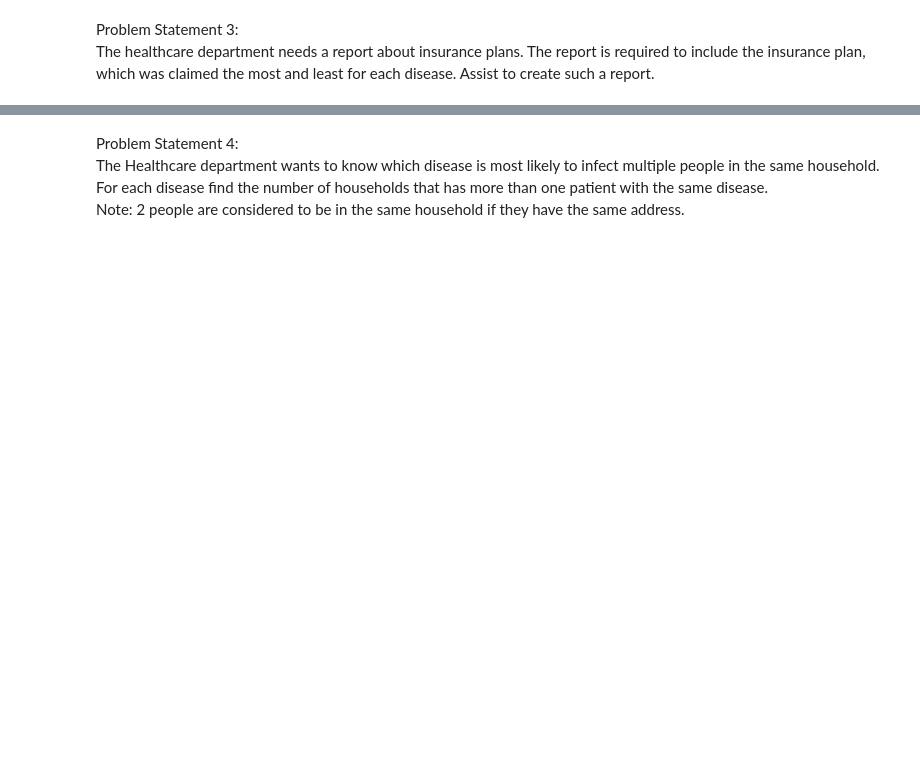
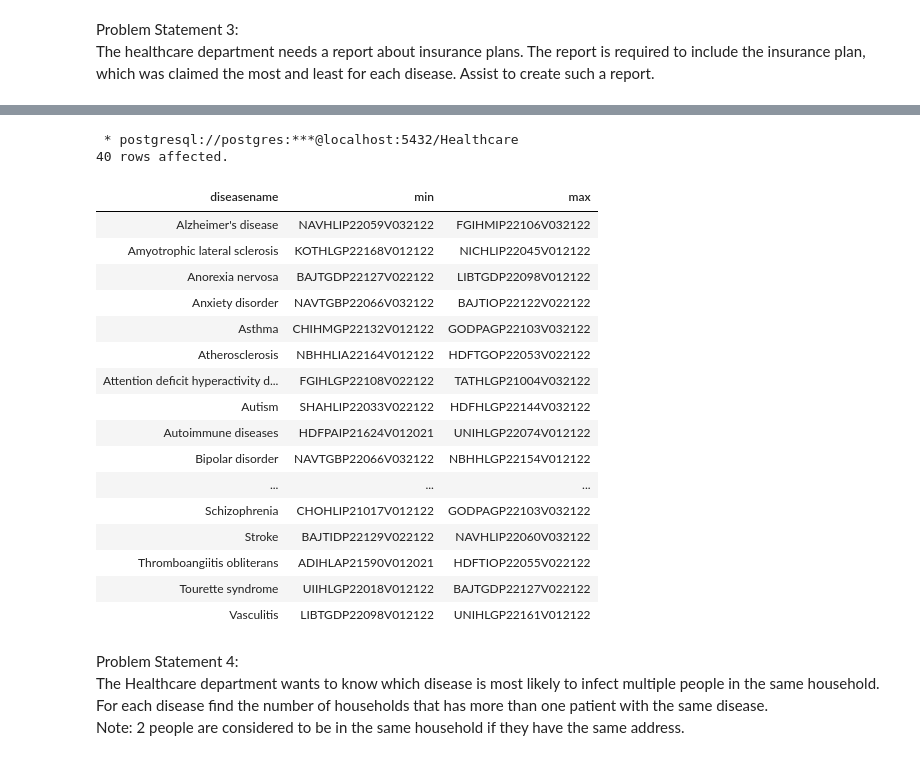
Before and after one commit to msb73/FS, a Jupyter notebook: Project Healthcare2 problem statements.ipynb, the cells around one changed output, grey strips where cells are left out. Drawn from its saved outputs; the diff is of its cells as text; code cells hidden in the pictures; blank space fills up the shorter version.

```diff
--- a/Project Healthcare2 problem statements.ipynb
+++ b/Project Healthcare2 problem statements.ipynb
@@ -17,3 +106,45 @@ Problem Statement 3: <br>The healthcare department needs a report about insuranc
+# %%
+%%sql
+--disaese   diseaseName diseaseid
+--Treatment diseaseid   claimid
+--claim     claimid    UIN
+with cte_disease as(
+        select  diseaseid,
+                uin,
+                row_number()
+        over
+                (PARTITION BY diseaseid ORDER BY count(*) DESC) as seqdesc ,
+                row_number()
+        over
+                (PARTITION BY diseaseid ORDER BY count(*)) as seqasec
+        from treatment right join claim using (claimid) --right join beacause none in treatment is eleminated
+        group by (diseaseid, uin)
+)
+SELECT diseasename,
+        (select uin as min from cte_disease c where c.diseaseid = d.diseaseid and seqasec = 1 ),
+        (select uin as max from cte_disease c where c.diseaseid = d.diseaseid and seqdesc = 1)
+        from disease d
+-- select diseaseid, uin  from cte_dis_to_uni_count where   order by diseaseid;
+# %% [output]
+ * postgresql://postgres:***@localhost:5432/Healthcare
+40 rows affected.
+| diseasename | min | max |
+| Alzheimer's disease | NAVHLIP22059V032122 | FGIHMIP22106V032122 |
+| Amyotrophic lateral sclerosis | KOTHLGP22168V012122 | NICHLIP22045V012122 |
+| Anorexia nervosa | BAJTGDP22127V022122 | LIBTGDP22098V012122 |
+| Anxiety disorder | NAVTGBP22066V032122 | BAJTIOP22122V022122 |
+| Asthma | CHIHMGP22132V012122 | GODPAGP22103V032122 |
+| Atherosclerosis | NBHHLIA22164V012122 | HDFTGOP22053V022122 |
+| Attention deficit hyperactivity d... | FGIHLGP22108V022122 | TATHLGP21004V032122 |
+| Autism | SHAHLIP22033V022122 | HDFHLGP22144V032122 |
+| Autoimmune diseases | HDFPAIP21624V012021 | UNIHLGP22074V012122 |
+| Bipolar disorder | NAVTGBP22066V032122 | NBHHLGP22154V012122 |
+| ... | ... | ... |
+| Schizophrenia | CHOHLIP21017V012122 | GODPAGP22103V032122 |
+| Stroke | BAJTIDP22129V022122 | NAVHLIP22060V032122 |
+| Thromboangiitis obliterans | ADIHLAP21590V012021 | HDFTIOP22055V022122 |
+| Tourette syndrome | UIIHLGP22018V012122 | BAJTGDP22127V022122 |
+| Vasculitis | LIBTGDP22098V012122 | UNIHLGP22161V012122 |
 # %% [markdown]
 Problem Statement 4:<br>The Healthcare department wants to know which disease is most likely to infect multiple people in the same household. For each disease find the number of households that has more than one patient with the same disease. <br>
 Note: 2 people are considered to be in the same household if they have the same address.
```
Also changed, not shown: parts of 10 cells of this notebook, 11 other files.
